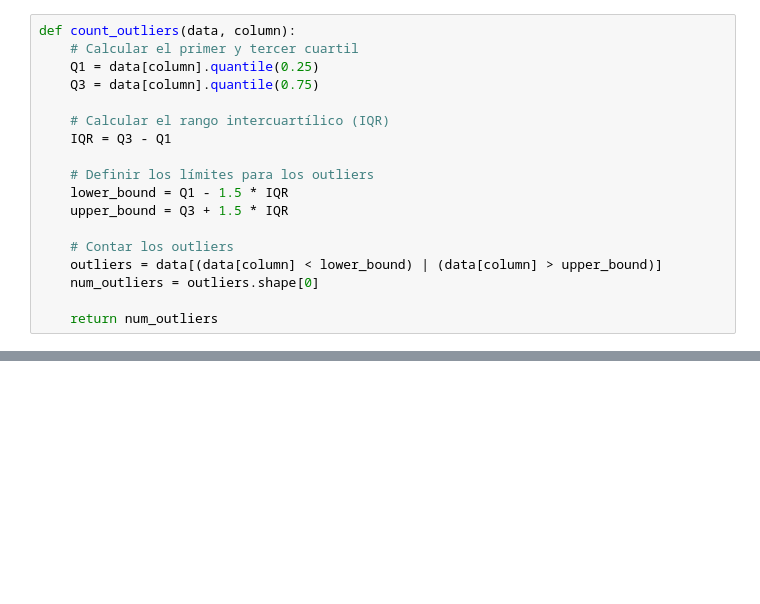
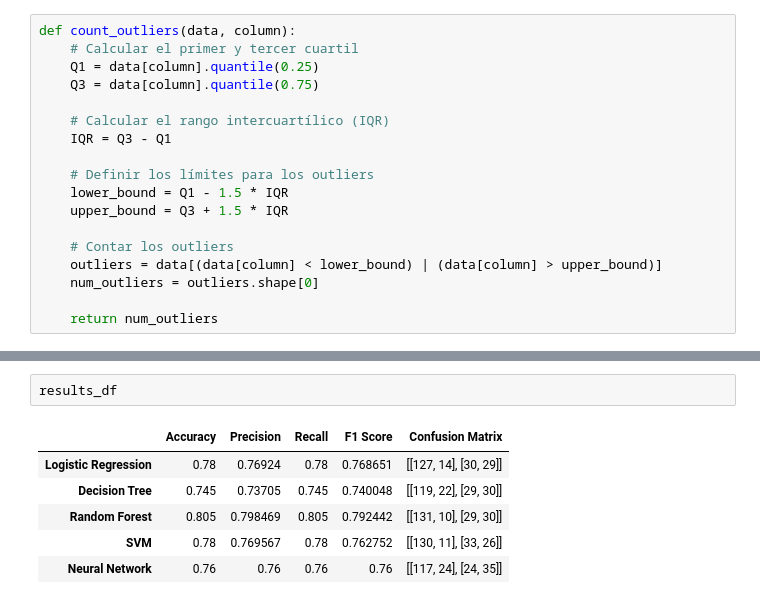
Before and after one commit to Enr1queRojas/Portfolio, a Jupyter notebook: clasic_models/notebooks/Credit_risk.ipynb, the cells around one changed output, grey strips where cells are left out. Drawn from its saved outputs; the diff is of its cells as text; blank space fills up the shorter version.

```diff
--- a/clasic_models/notebooks/Credit_risk.ipynb
+++ b/clasic_models/notebooks/Credit_risk.ipynb
@@ -527,0 +637,9 @@ plot_all_columns(data)
+# %%
+results_df
+# %% [output]
+|  | Accuracy | Precision | Recall | F1 Score | Confusion Matrix |
+| Logistic Regression | 0.78 | 0.76924 | 0.78 | 0.768651 | [[127, 14], [30, 29]] |
+| Decision Tree | 0.745 | 0.73705 | 0.745 | 0.740048 | [[119, 22], [29, 30]] |
+| Random Forest | 0.805 | 0.798469 | 0.805 | 0.792442 | [[131, 10], [29, 30]] |
+| SVM | 0.78 | 0.769567 | 0.78 | 0.762752 | [[130, 11], [33, 26]] |
+| Neural Network | 0.76 | 0.76 | 0.76 | 0.76 | [[117, 24], [24, 35]] |
```
Also changed, not shown: parts of 15 cells of this notebook.
